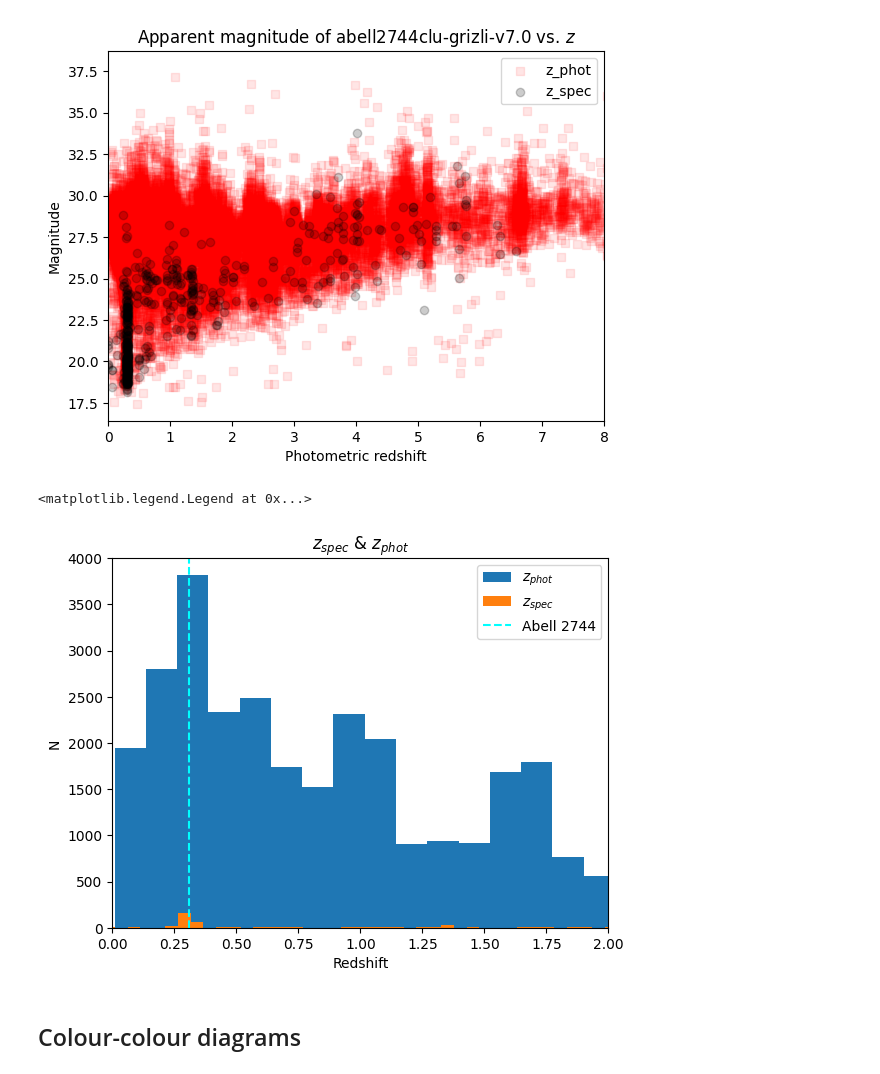
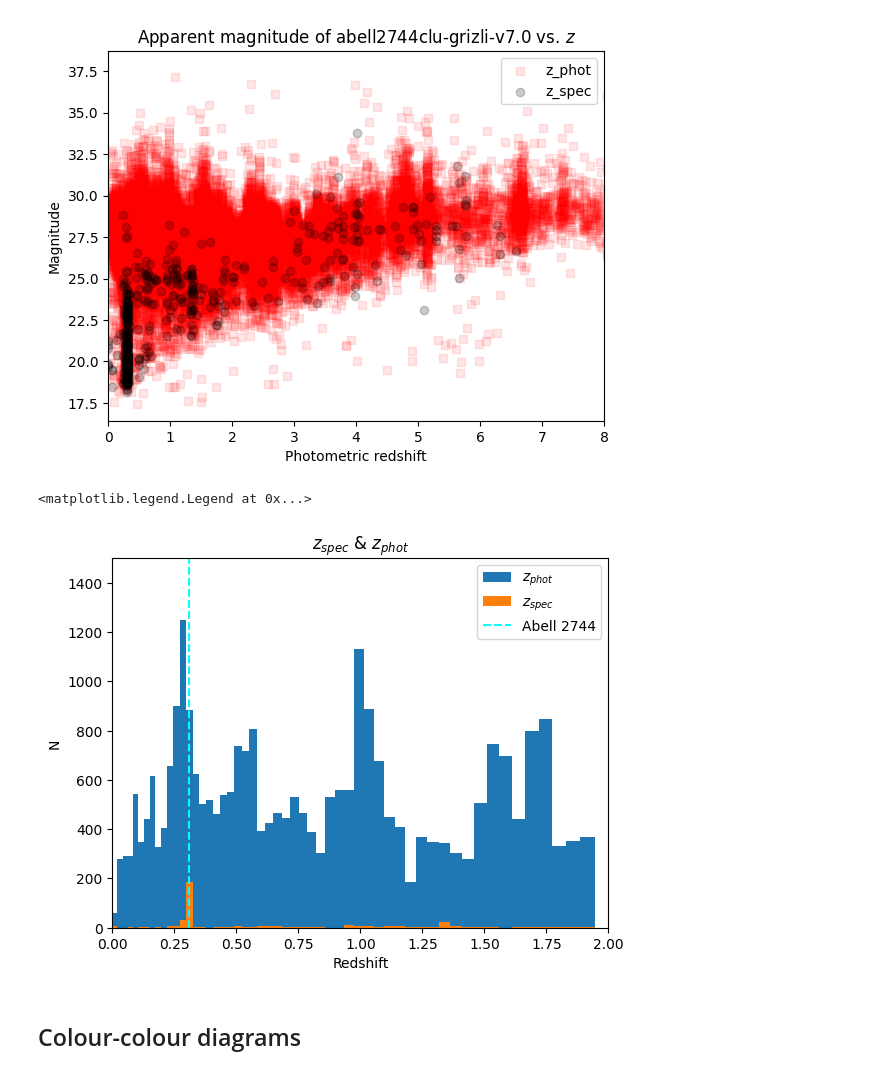
Before and after one commit to mayamerch/block-3-project, a Jupyter notebook: abell 2744.ipynb, the cells around one changed output. Cells and saved outputs as stored; diff of their text form; code cells hidden in the pictures.

```diff
--- a/abell 2744.ipynb
+++ b/abell 2744.ipynb
@@ -315,15 +323,15 @@ plt.xlim(0, 8) # based on histogram
 (0.0, 8.0)
 [figure]
 # %%
-plt.hist(zout['z_phot'], bins=150, label='$z_{phot}$')
-plt.hist(zout['z_spec'], bins=150, label='$z_{spec}$')
+plt.hist(zout['z_phot'], bins=eazy.utils.log_zgrid([0,2], 0.02), label='$z_{phot}$')
+plt.hist(zout['z_spec'], bins=eazy.utils.log_zgrid([0,2], 0.02), label='$z_{spec}$') # np.linspace(0, 2, 150) # bin differently
 plt.axvline(0.307, linestyle='--', color='cyan', label='Abell 2744')
-plt.xlim(0,2); plt.ylim(0, 4000)
+plt.xlim(0,2); plt.ylim(0, 1500)
 plt.xlabel('Redshift'); plt.ylabel('N')
 plt.title('$z_{spec}$ & $z_{phot}$')
 plt.legend()
 # %% [output]
 <matplotlib.legend.Legend at 0x...>
-[figure, old version]
+[figure, new version]
 # %% [markdown]
 ## Colour-colour diagrams
```
Also changed, not shown: parts of 26 cells of this notebook.
